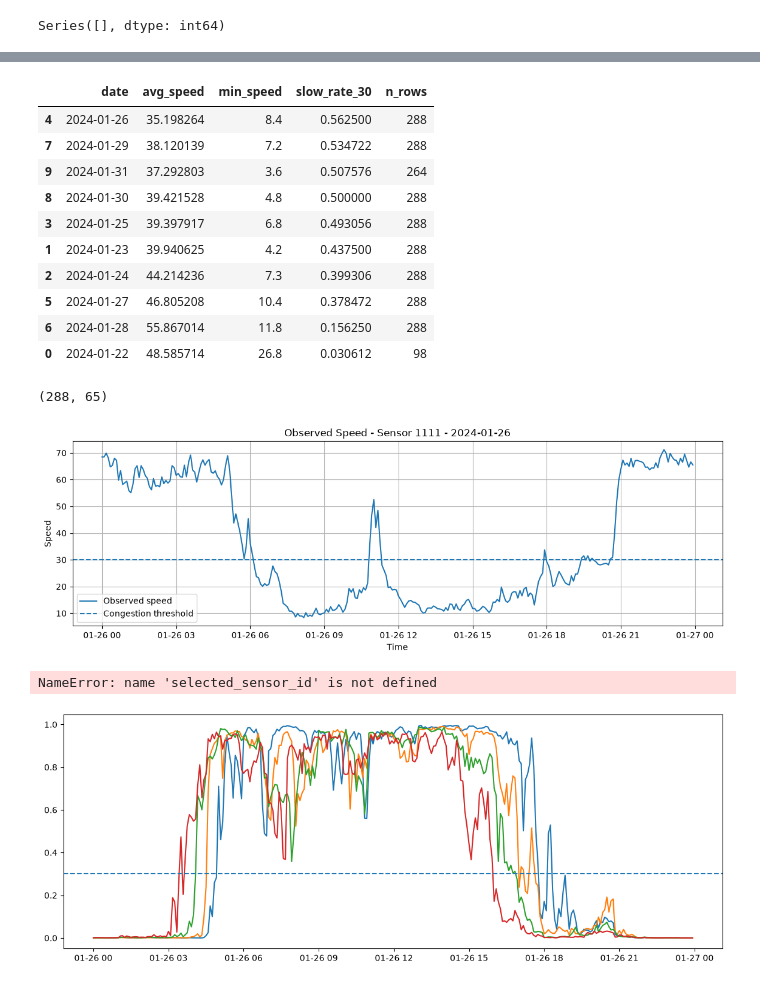
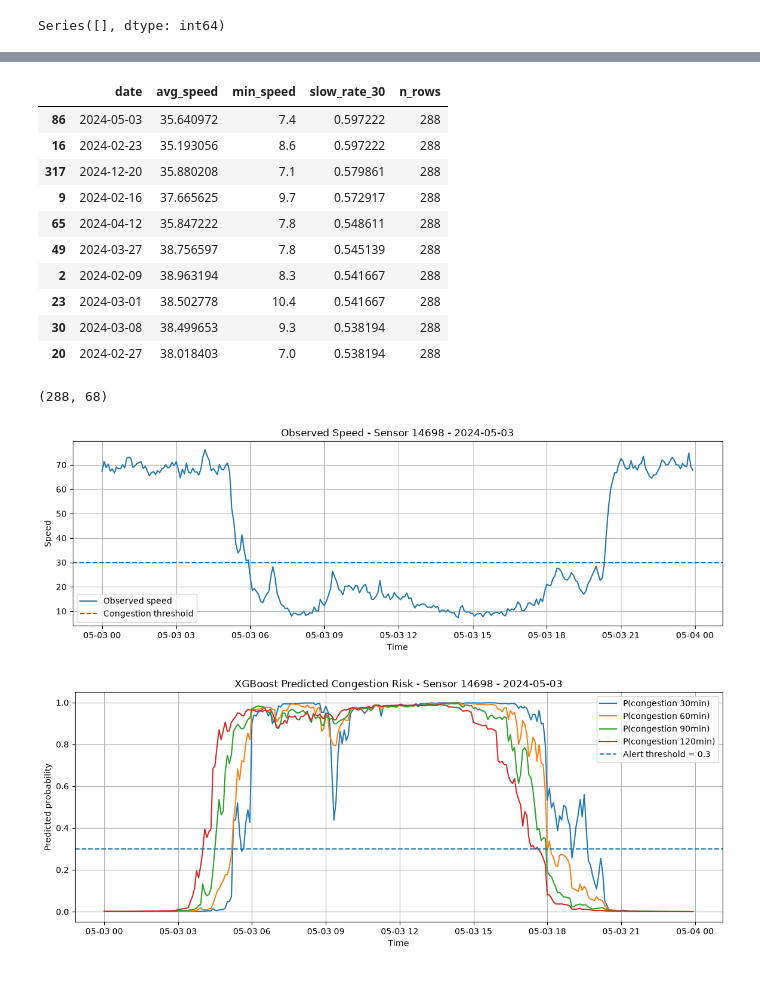
Before and after one commit to manolisfcb/END-TO-END-MLPROJECT, a Jupyter notebook: traffic-prediction-forecasting/analysis/BaseLineModel.ipynb, the cells around one changed output, grey strips where cells are left out. Cells and saved outputs as stored; diff of their text form; code cells hidden in the pictures.

```diff
--- a/traffic-prediction-forecasting/analysis/BaseLineModel.ipynb
+++ b/traffic-prediction-forecasting/analysis/BaseLineModel.ipynb
@@ -3,7 +3,7 @@ import pandas as pd
 import numpy as np
 from sklearn.metrics import accuracy_score, precision_score, recall_score, f1_score, confusion_matrix
 # %%
-df = pd.read_csv("../Data/processed/ONE_SENSOR_TRAFIC_DATA_ONLY.csv")
+df = pd.read_csv("../Data/processed/ONE_SENSOR_TRAFIC_DATA_ONLY_ALL_YEARS.csv")
 # %%
 df = df.sort_values("timestamp").reset_index(drop=True)
 
@@ -49,7 +50,7 @@ target_cols = [
 
 feature_cols = ['flow', 'occupancy', 'speed', 'is_congested', 'hour', 'minute',
        'day_of_week', 'day', 'is_weekend', 'hour_sin', 'hour_cos', 'dow_sin',
-       'dow_cos', 'speed_lag_5m', 'flow_lag_5m', 'occupancy_lag_5m',
+       'dow_cos','month', 'month_cos','month_sin', 'speed_lag_5m', 'flow_lag_5m', 'occupancy_lag_5m',
        'speed_lag_15m', 'flow_lag_15m', 'occupancy_lag_15m', 'speed_lag_30m',
        'flow_lag_30m', 'occupancy_lag_30m', 'speed_lag_60m', 'flow_lag_60m',
        'occupancy_lag_60m', 'speed_lag_90m', 'flow_lag_90m',
@@ -776,16 +781,16 @@ daily_test_summary = (
 daily_test_summary.sort_values("slow_rate_30", ascending=False).head(10)
 # %% [output]
 |  | date | avg_speed | min_speed | slow_rate_30 | n_rows |
-| 4 | 2024-01-26 | 35.198264 | 8.4 | 0.562500 | 288 |
-| 7 | 2024-01-29 | 38.120139 | 7.2 | 0.534722 | 288 |
-| 9 | 2024-01-31 | 37.292803 | 3.6 | 0.507576 | 264 |
-| 8 | 2024-01-30 | 39.421528 | 4.8 | 0.500000 | 288 |
-| 3 | 2024-01-25 | 39.397917 | 6.8 | 0.493056 | 288 |
-| 1 | 2024-01-23 | 39.940625 | 4.2 | 0.437500 | 288 |
-| 2 | 2024-01-24 | 44.214236 | 7.3 | 0.399306 | 288 |
-| 5 | 2024-01-27 | 46.805208 | 10.4 | 0.378472 | 288 |
-| 6 | 2024-01-28 | 55.867014 | 11.8 | 0.156250 | 288 |
-| 0 | 2024-01-22 | 48.585714 | 26.8 | 0.030612 | 98 |
+| 86 | 2024-05-03 | 35.640972 | 7.4 | 0.597222 | 288 |
+| 16 | 2024-02-23 | 35.193056 | 8.6 | 0.597222 | 288 |
+| 317 | 2024-12-20 | 35.880208 | 7.1 | 0.579861 | 288 |
+| 9 | 2024-02-16 | 37.665625 | 9.7 | 0.572917 | 288 |
+| 65 | 2024-04-12 | 35.847222 | 7.8 | 0.548611 | 288 |
+| 49 | 2024-03-27 | 38.756597 | 7.8 | 0.545139 | 288 |
+| 2 | 2024-02-09 | 38.963194 | 8.3 | 0.541667 | 288 |
+| 23 | 2024-03-01 | 38.502778 | 10.4 | 0.541667 | 288 |
+| 30 | 2024-03-08 | 38.499653 | 9.3 | 0.538194 | 288 |
+| 20 | 2024-02-27 | 38.018403 | 7.0 | 0.538194 | 288 |
 # %%
 selected_day = pd.Timestamp(
     daily_test_summary
@@ -800,14 +805,14 @@ day_alerts = df_alerts_xgb[
 
 print(day_alerts.shape)
 # %% [output]
-(288, 65)
+(288, 68)
 # %%
 plt.figure(figsize=(14, 4))
 
 plt.plot(day_alerts["timestamp"], day_alerts["speed"], label="Observed speed")
 plt.axhline(30, linestyle="--", label="Congestion threshold")
 
-plt.title(f"Observed Speed - Sensor {1111} - {selected_day.date()}")
+plt.title(f"Observed Speed - Sensor {df['sensor_index'].iloc[0]} - {selected_day.date()}")
 plt.xlabel("Time")
 plt.ylabel("Speed")
 plt.legend()
@@ -815,27 +820,26 @@ plt.grid(True)
 
 plt.show()
 # %% [output]
-[figure, old version]
+[figure, new version]
 # %%
 plt.figure(figsize=(14, 5))
 
 plt.plot(day_alerts["timestamp"], day_alerts["xgb_proba_30min"], label="P(congestion 30min)")
 plt.plot(day_alerts["timestamp"], day_alerts["xgb_proba_60min"], label="P(congestion 60min)")
 plt.plot(day_alerts["timestamp"], day_alerts["xgb_proba_90min"], label="P(congestion 90min)")
 plt.plot(day_alerts["timestamp"], day_alerts["xgb_proba_120min"], label="P(congestion 120min)")
 
-plt.axhline(OPERATIONAL_THRESHOLD, linestyle="--", label="Alert threshold = 0.30")
+plt.axhline(OPERATIONAL_THRESHOLD, linestyle="--", label=f"Alert threshold = {OPERATIONAL_THRESHOLD}")
 
-plt.title(f"XGBoost Predicted Congestion Risk - Sensor {selected_sensor_id} - {selected_day.date()}")
+plt.title(f"XGBoost Predicted Congestion Risk - Sensor {df['sensor_index'].iloc[0]} - {selected_day.date()}")
 plt.xlabel("Time")
 plt.ylabel("Predicted probability")
 plt.legend()
 plt.grid(True)
 
 plt.show()
 # %% [output]
-NameError: name 'selected_sensor_id' is not defined
-[figure, old version]
+[figure, new version]
 # %%
 target = "congestion_60min"
 
```
Also changed, not shown: parts of 29 cells of this notebook, 5 other files.
